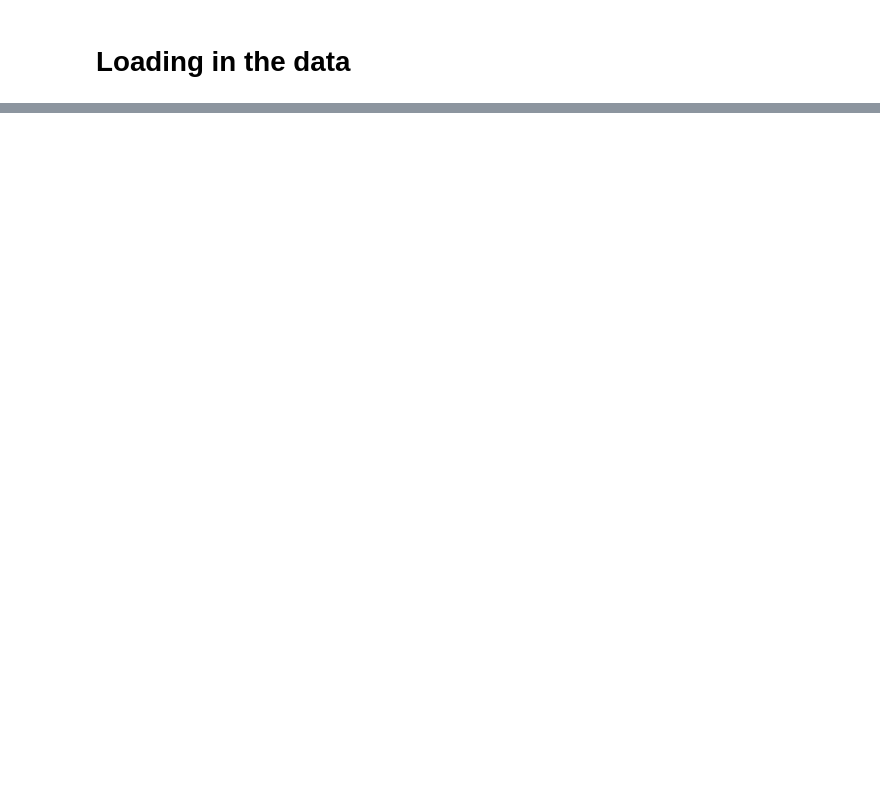
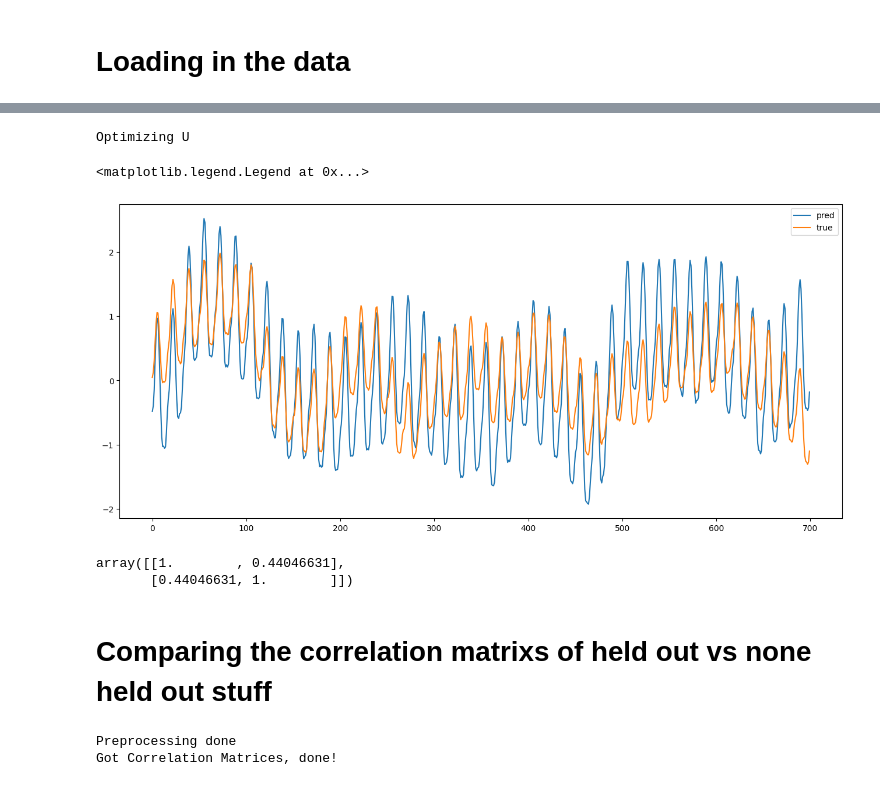
Before and after one commit to NoahWanless/SuperEeg-M467-project, a Jupyter notebook: test_new_u_method.ipynb, the cells around one changed output, grey strips where cells are left out. Drawn from its saved outputs; the diff is of its cells as text; code cells hidden in the pictures; blank space fills up the shorter version.

Commit message:
addition of functions forthe holding out of a electrode for testing purposes

```diff
--- a/test_new_u_method.ipynb
+++ b/test_new_u_method.ipynb
@@ -43,0 +24,10 @@ plt.show()
+# %%
+data_root = Path("/Users/noahwanless/Desktop/Spring2026/M467/faces_basic/data")
+registered_dir = Path("../SuperEeg-M467-project/registered_outputs")
+ecogs = get_just_ecog_data(registered_dir,data_root)
+xyz = get_electrode_normalized_loc(registered_dir)
+print('Downloaded data')
+xyz_clean, mapping_clean, kept_global_indices, cleaned, file_held = full_preprocessing_hold(ecogs,xyz,notch_size=.05,minus_mean=True,pat_to_hold=0)
+print('Preprocessing done')
+patient_corr_mat = make_patient_correlation_matrix(xyz_clean,cleaned,mapping_clean)
+print('Got Correlation Matrices, done!')
@@ -43,0 +54,32 @@ plt.show()
+# %%
+U_det, loss = create_u(k=30,r=600,lamb=.37,patient_corr_mat=patient_corr_mat,xyz_clean=xyz_clean,training_steps=1000) #.0005
+# %% [output]
+Optimizing U
+# %%
+pred,indices = single_patient_prediction_pure(0,cleaned,(U_det@U_det.T))
+row_means = np.mean(file_held, axis=0, keepdims=True)
+row_stds = np.std(file_held, axis=0, keepdims=True)
+z_held = (file_held - row_means) / row_stds
+# %%
+plt.figure(figsize=(16, 7))
+plt.plot(pred[9000:9700,0],label='pred')
+plt.plot(z_held[9000:9700],label='true')
+plt.legend()
+# %% [output]
+<matplotlib.legend.Legend at 0x...>
+[figure, added]
+# %%
+np.corrcoef(pred[:,0],z_held)
+# %% [output]
+array([[1.        , 0.44046631],
+       [0.44046631, 1.        ]])
+# %% [markdown]
+# Comparing the correlation matrixs of held out vs none held out stuff
+# %%
+xyz_clean_2, mapping_clean_2, kept_global_indices_2, cleaned_2 = full_preprocessing(ecogs,xyz,notch_size=.05,minus_mean=True)
+print('Preprocessing done')
+patient_corr_mat_2 = make_patient_correlation_matrix(xyz_clean_2,cleaned_2,mapping_clean_2)
+print('Got Correlation Matrices, done!') #patient_corr_mat
+# %% [output]
+Preprocessing done
+Got Correlation Matrices, done!
```
Also changed, not shown: parts of 22 cells of this notebook, 2 other files.
